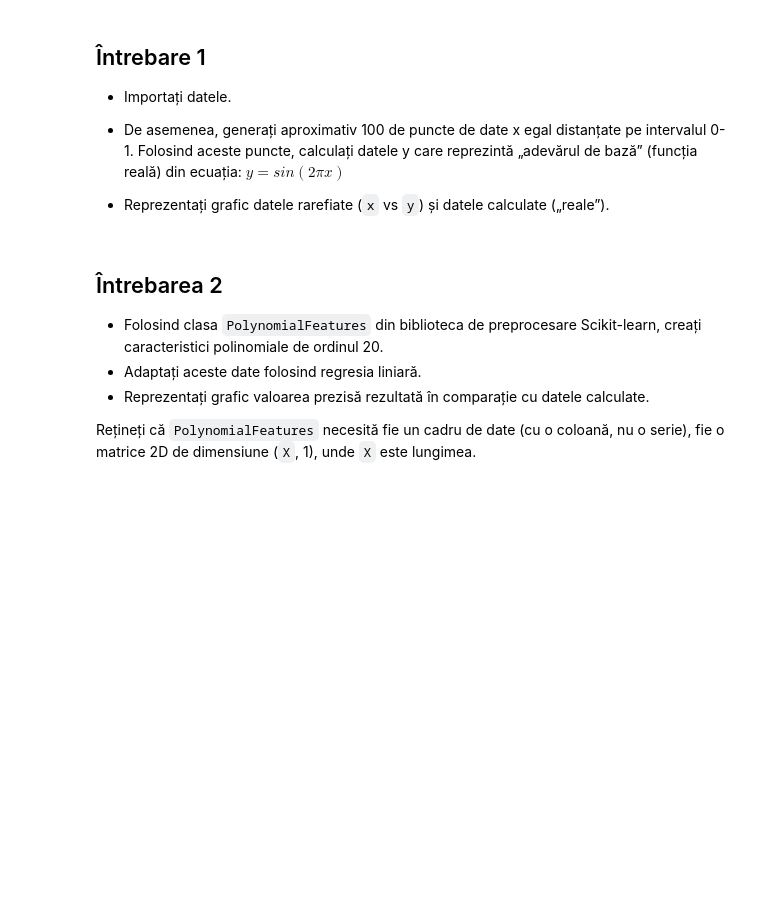
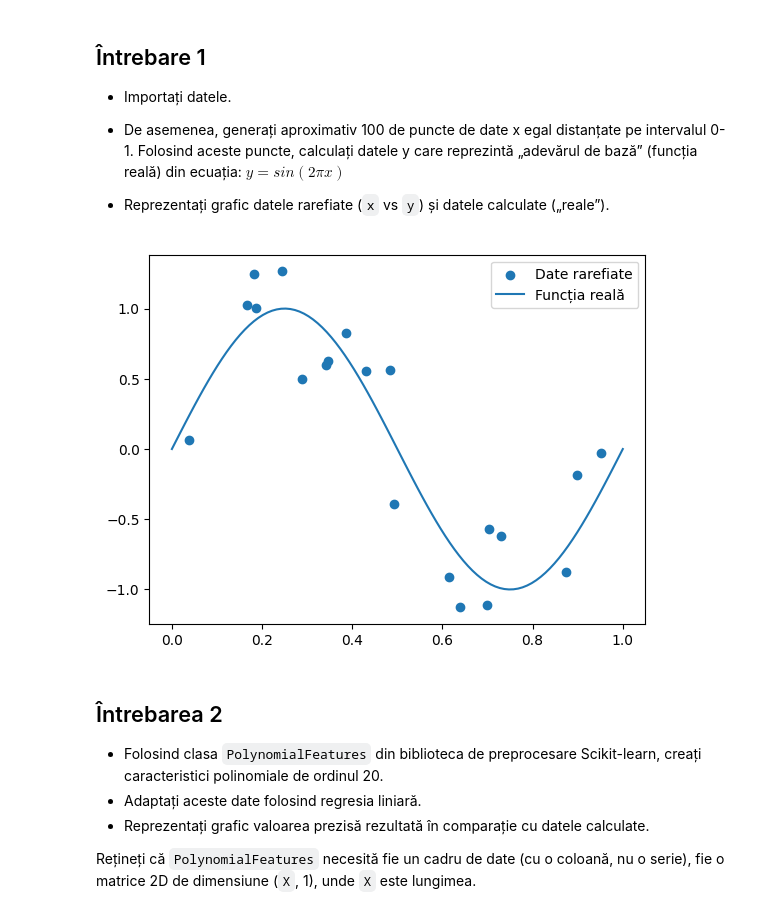
Before and after one commit to florin-t04/Lab-04--05, a Jupyter notebook: 04_Trandafir.ipynb, the cells around one changed output. Drawn from its saved outputs; the diff is of its cells as text; code cells hidden in the pictures; blank space fills up the shorter version.

```diff
--- a/04_Trandafir.ipynb
+++ b/04_Trandafir.ipynb
@@ -28,21 +26,16 @@ from sklearn.metrics import mean_squared_error
 
 * Reprezentați grafic datele rarefiate (`x` vs `y`) și datele calculate („reale”).
 # %%
-sinus_path = Path('data/X_Y_Sinusoid_Data.csv')
-if sinus_path.exists():
-    sinus = pd.read_csv(sinus_path)
-    x = sinus.iloc[:, 0].to_numpy(dtype=float)
-    y = sinus.iloc[:, 1].to_numpy(dtype=float)
-else:
-    rng = np.random.default_rng(42)
-    x = np.linspace(0, 1, 15)
-    y = np.sin(2 * np.pi * x) + rng.normal(0, 0.12, len(x))
-    print('CSV-ul sinusoidal lipsește; folosesc date sintetice reproductibile.')
+sinus = pd.read_csv('X_Y_Sinusoid_Data.csv')
+x = sinus['x'].to_numpy(dtype=float)
+y = sinus['y'].to_numpy(dtype=float)
 x_grid = np.linspace(0, 1, 100)
 y_true = np.sin(2 * np.pi * x_grid)
 plt.scatter(x, y, label='Date rarefiate')
 plt.plot(x_grid, y_true, label='Funcția reală')
 plt.legend(); plt.show()
+# %% [output]
+[figure, added]
 # %% [markdown]
 ## Întrebarea 2
 
```
Also changed, not shown: parts of 13 cells of this notebook, 2 other files.
